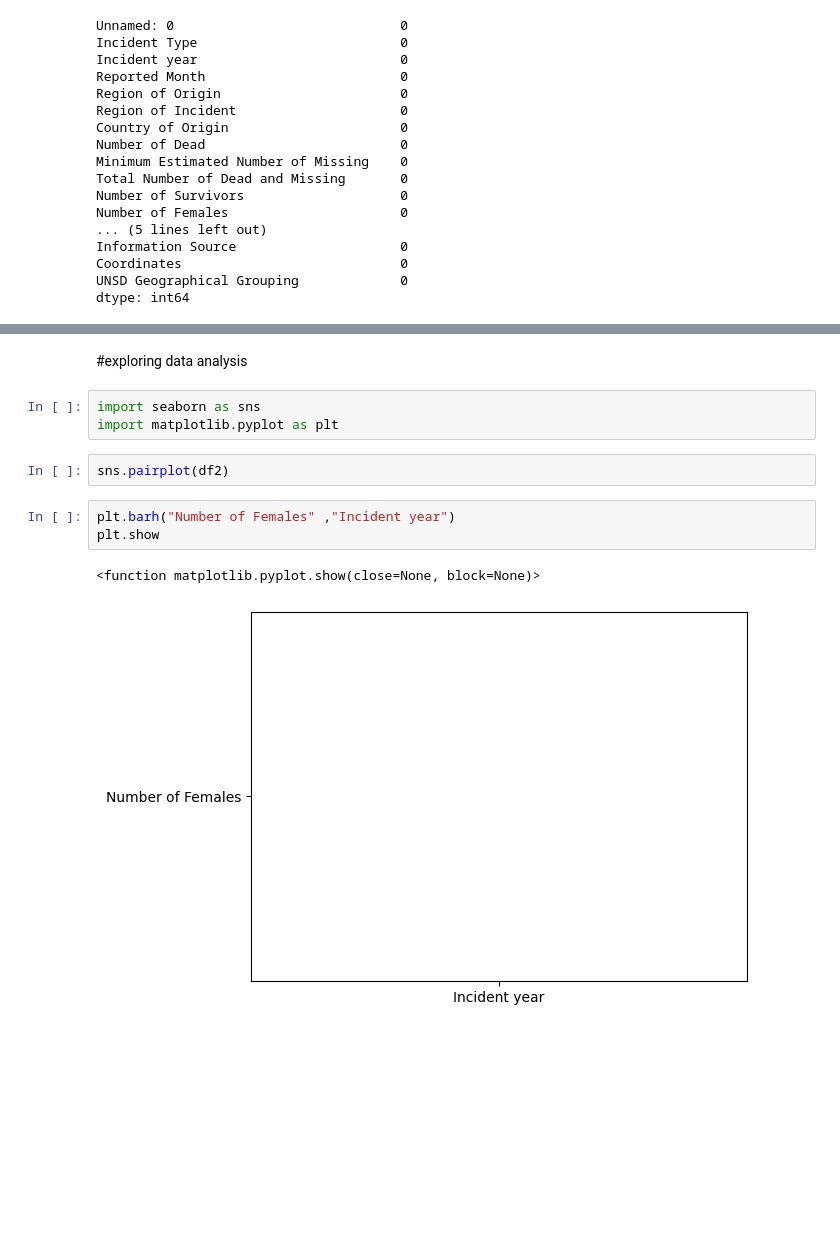
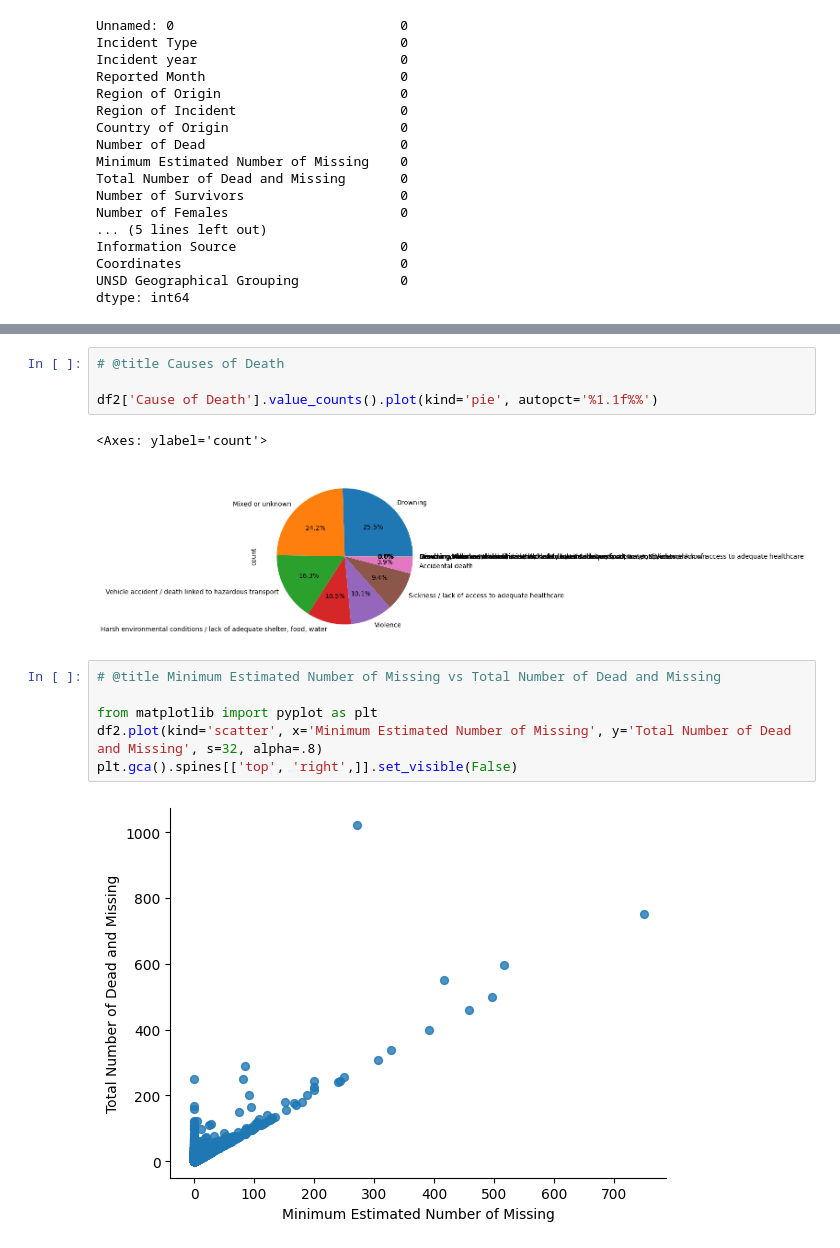
Before and after one commit to 7Mdk7/my_project, a Jupyter notebook: project_1.ipynb, the cells around one changed output, grey strips where cells are left out. Saved outputs shown, nothing was run; the diff lists cells and outputs as text; blank space fills up the shorter version.

```diff
--- a/project_1.ipynb
+++ b/project_1.ipynb
@@ -272,13 +248,15 @@ df2
-# %% [markdown]
-#exploring data analysis
-# %%
-import seaborn as sns
-import matplotlib.pyplot as plt
-# %%
-sns.pairplot(df2)
-# %%
-plt.barh("Number of Females" ,"Incident year")
-plt.show
-# %% [output]
-<function matplotlib.pyplot.show(close=None, block=None)>
-[figure, removed]
+# %%
+# @title Causes of Death
+
+df2['Cause of Death'].value_counts().plot(kind='pie', autopct='%1.1f%%')
+# %% [output]
+<Axes: ylabel='count'>
+[figure, added]
+# %%
+# @title Minimum Estimated Number of Missing vs Total Number of Dead and Missing
+
+from matplotlib import pyplot as plt
+df2.plot(kind='scatter', x='Minimum Estimated Number of Missing', y='Total Number of Dead and Missing', s=32, alpha=.8)
+plt.gca().spines[['top', 'right',]].set_visible(False)
+# %% [output]
+[figure, added]
```
Also changed, not shown: parts of 10 cells of this notebook.
